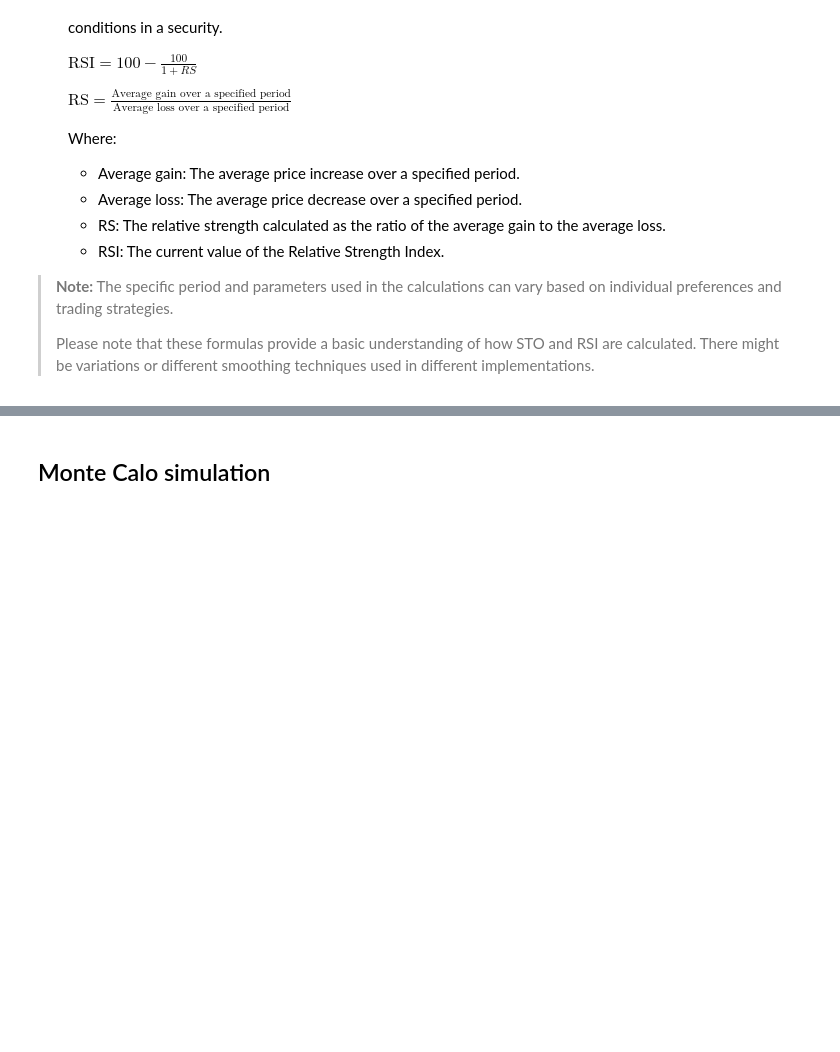
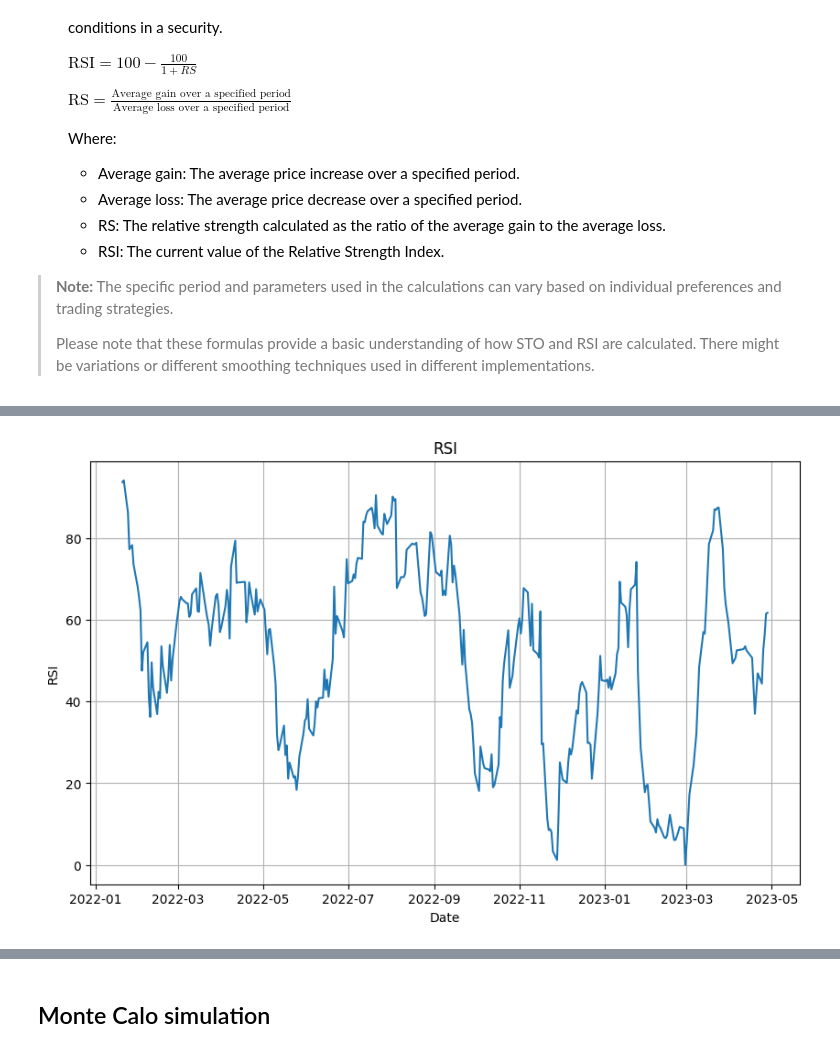
Before and after one commit to arunp77/Machine-Learning, a Jupyter notebook: Projects-ML/Monte-carlo-simulation.ipynb, the cells around one changed output, grey strips where cells are left out. Drawn from its saved outputs; the diff is of its cells as text; code cells hidden in the pictures; blank space fills up the shorter version.

Commit message:
Basic stock index studied

```diff
--- a/Projects-ML/Monte-carlo-simulation.ipynb
+++ b/Projects-ML/Monte-carlo-simulation.ipynb
@@ -1253,3 +1253,7 @@ Stochastic (STO) and Relative Strength Index (RSI) are popular technical indicat
 > **Note:** The specific period and parameters used in the calculations can vary based on individual preferences and trading strategies.
 >
 > Please note that these formulas provide a basic understanding of how STO and RSI are calculated. There might be variations or different smoothing techniques used in different implementations.
+# %%
+# copying the original dataframe
+
+adani_df6 = adani_df0.copy()
@@ -1255,0 +1286,5 @@ Stochastic (STO) and Relative Strength Index (RSI) are popular technical indicat
+# %%
+highest_high = adani_df6['High'].rolling(14).max()
+lowest_low = adani_df6['Low'].rolling(14).min()
+adani_df6['%K'] = (adani_df6['Close']-lowest_low)*100/(highest_high-lowest_low)
+adani_df6['%D'] = adani_df6['%K'].rolling(3).mean() # check the rolling window,
@@ -1255,0 +1301,10 @@ Stochastic (STO) and Relative Strength Index (RSI) are popular technical indicat
+# %%
+plt.figure(figsize=(10, 6))
+plt.plot(adani_df6.index, adani_df6['RSI'])
+plt.title('RSI')
+plt.xlabel('Date')
+plt.ylabel('RSI')
+plt.grid(True)
+plt.show()
+# %% [output]
+[figure, added]
```
Also changed, not shown: parts of 6 cells of this notebook.
